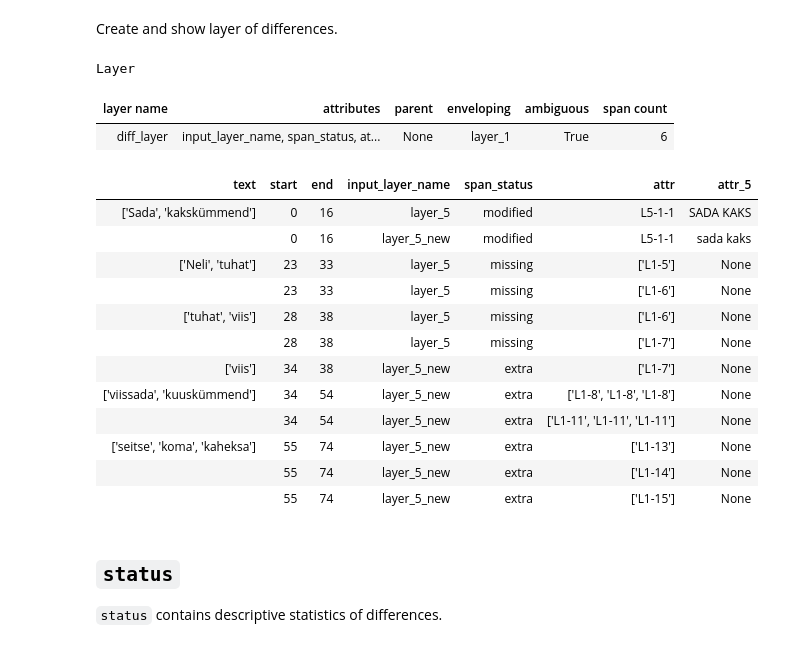
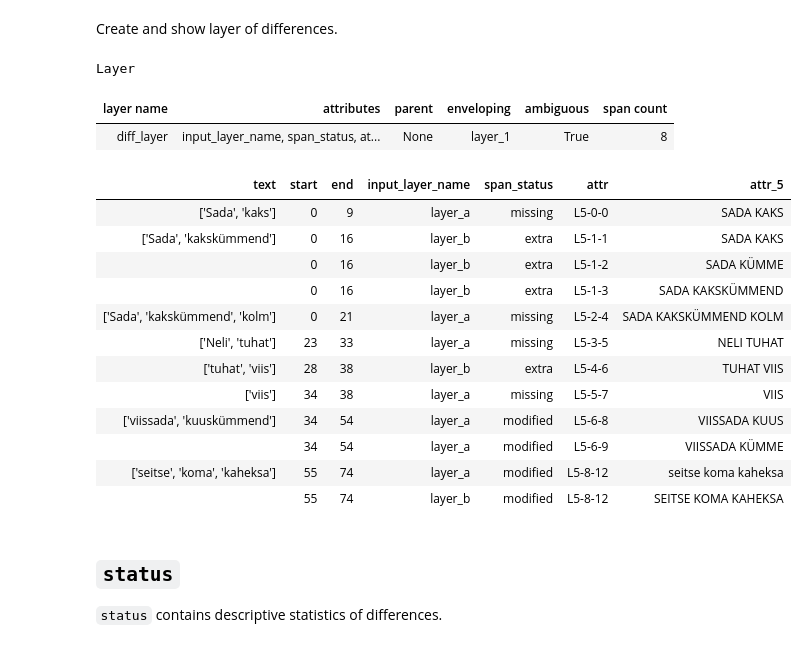
Before and after one commit to estnltk/estnltk, a Jupyter notebook: tutorials/taggers/diff_tagger.ipynb, the cells around one changed output. Saved outputs shown, nothing was run; the diff lists cells and outputs as text; code cells hidden in the pictures.

Commit message:
update DiffTagger tutorial

```diff
--- a/tutorials/taggers/diff_tagger.ipynb
+++ b/tutorials/taggers/diff_tagger.ipynb
@@ -2,13 +2,13 @@
 # DiffTagger
 The output layer of the `DiffTagger` consists of differences in input layers.
 # %%
-from estnltk import Layer
+from estnltk import Layer, Text
 from estnltk.taggers import DiffTagger
 
 Layer.print_start_end = True
 
-diff_tagger = DiffTagger(layer_a='layer_5',
-                         layer_b='layer_5_new',
+diff_tagger = DiffTagger(layer_a='layer_a',
+                         layer_b='layer_b',
                          output_layer='diff_layer',
                          output_attributes=('span_status', 'attr', 'attr_5'),
                          span_status_attribute='span_status')
@@ -98,0 +87,12 @@ Layer
+# %%
+layer_b = Layer('layer_b', attributes=['attr', 'attr_5'], text_object=text, ambiguous=True, enveloping='layer_1')
+
+layer_b.add_annotation([layer_1[0], layer_1[2]],                attr='L5-1-1',  attr_5='SADA KAKS')
+layer_b.add_annotation([layer_1[0], layer_1[2]],                attr='L5-1-2',  attr_5='SADA KÜMME')
+layer_b.add_annotation([layer_1[0], layer_1[2]],                attr='L5-1-3',  attr_5='SADA KAKSKÜMMEND')
+layer_b.add_annotation([layer_1[6], layer_1[7]],                attr='L5-4-6',  attr_5='TUHAT VIIS')
+layer_b.add_annotation([layer_1[8], layer_1[11]],               attr='L5-6-10', attr_5='VIISSADA KUUSKÜMMEND')
+layer_b.add_annotation([layer_1[12], layer_1[14], layer_1[15]], attr='L5-7-11', attr_5='KÜMME KOMA KAHEKSA')
+layer_b.add_annotation([layer_1[13], layer_1[14], layer_1[15]], attr='L5-8-12', attr_5='SEITSE KOMA KAHEKSA')
+
+layer_b
@@ -100,24 +112,25 @@ Layer
 Create and show layer of differences.
 # %%
 status = {}
-diff_tagger(text, status).diff_layer
+diff_layer = diff_tagger.make_layer(text, layers={'layer_a': layer_a, 'layer_b': layer_b}, status=status)
+diff_layer
 # %% [output]
 Layer
 | layer name | attributes | parent | enveloping | ambiguous | span count |
-| diff_layer | input_layer_name, span_status, at... | None | layer_1 | True | 6 |
+| diff_layer | input_layer_name, span_status, at... | None | layer_1 | True | 8 |
 | text | start | end | input_layer_name | span_status | attr | attr_5 |
-| ['Sada', 'kakskümmend'] | 0 | 16 | layer_5 | modified | L5-1-1 | SADA KAKS |
-|  | 0 | 16 | layer_5_new | modified | L5-1-1 | sada kaks |
-| ['Neli', 'tuhat'] | 23 | 33 | layer_5 | missing | ['L1-5'] | None |
-|  | 23 | 33 | layer_5 | missing | ['L1-6'] | None |
-| ['tuhat', 'viis'] | 28 | 38 | layer_5 | missing | ['L1-6'] | None |
-|  | 28 | 38 | layer_5 | missing | ['L1-7'] | None |
-| ['viis'] | 34 | 38 | layer_5_new | extra | ['L1-7'] | None |
-| ['viissada', 'kuuskümmend'] | 34 | 54 | layer_5_new | extra | ['L1-8', 'L1-8', 'L1-8'] | None |
-|  | 34 | 54 | layer_5_new | extra | ['L1-11', 'L1-11', 'L1-11'] | None |
-| ['seitse', 'koma', 'kaheksa'] | 55 | 74 | layer_5_new | extra | ['L1-13'] | None |
-|  | 55 | 74 | layer_5_new | extra | ['L1-14'] | None |
-|  | 55 | 74 | layer_5_new | extra | ['L1-15'] | None |
+| ['Sada', 'kaks'] | 0 | 9 | layer_a | missing | L5-0-0 | SADA KAKS |
+| ['Sada', 'kakskümmend'] | 0 | 16 | layer_b | extra | L5-1-1 | SADA KAKS |
+|  | 0 | 16 | layer_b | extra | L5-1-2 | SADA KÜMME |
+|  | 0 | 16 | layer_b | extra | L5-1-3 | SADA KAKSKÜMMEND |
+| ['Sada', 'kakskümmend', 'kolm'] | 0 | 21 | layer_a | missing | L5-2-4 | SADA KAKSKÜMMEND KOLM |
+| ['Neli', 'tuhat'] | 23 | 33 | layer_a | missing | L5-3-5 | NELI TUHAT |
+| ['tuhat', 'viis'] | 28 | 38 | layer_b | extra | L5-4-6 | TUHAT VIIS |
+| ['viis'] | 34 | 38 | layer_a | missing | L5-5-7 | VIIS |
+| ['viissada', 'kuuskümmend'] | 34 | 54 | layer_a | modified | L5-6-8 | VIISSADA KUUS |
+|  | 34 | 54 | layer_a | modified | L5-6-9 | VIISSADA KÜMME |
+| ['seitse', 'koma', 'kaheksa'] | 55 | 74 | layer_a | modified | L5-8-12 | seitse koma kaheksa |
+|  | 55 | 74 | layer_b | modified | L5-8-12 | SEITSE KOMA KAHEKSA |
 # %% [markdown]
 ## `status`
 `status` contains descriptive statistics of differences.
```
Also changed, not shown: parts of 18 cells of this notebook.
